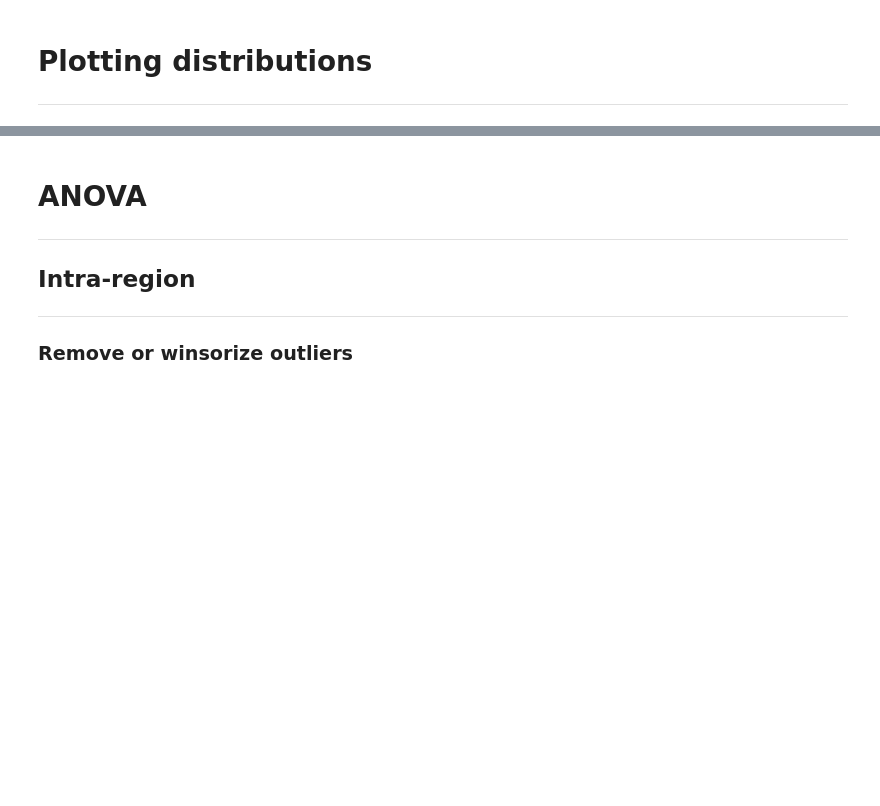
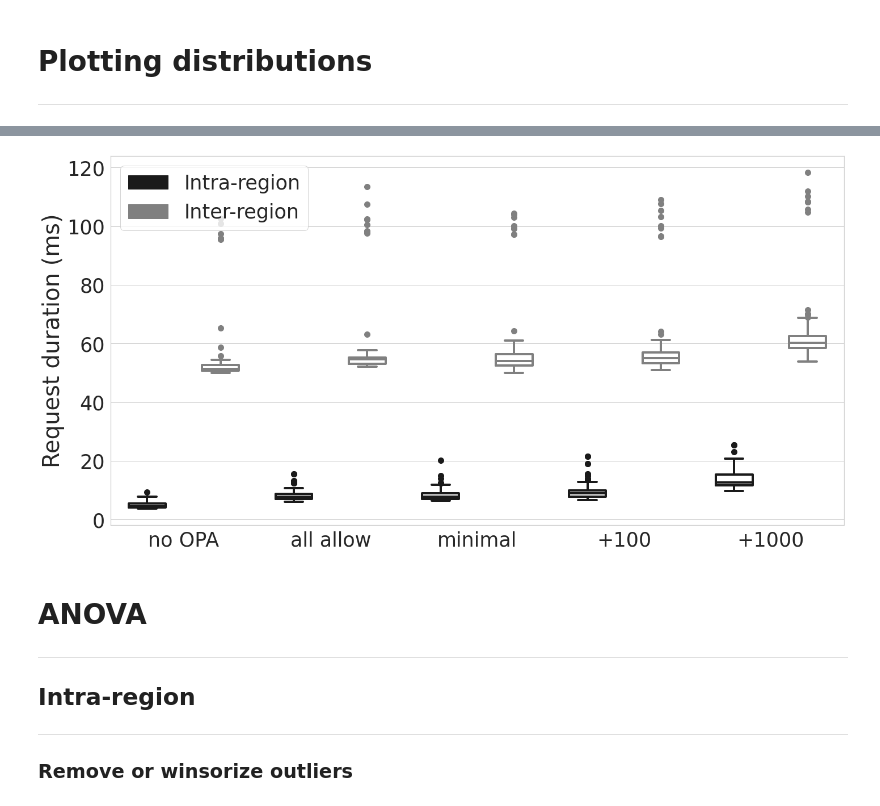
Before and after one commit to loicmiller/secure-workflow, a Jupyter notebook: movie-workflow/measurements/request-time/request-time-stats.ipynb, the cells around one changed output, grey strips where cells are left out. Drawn from its saved outputs; the diff is of its cells as text; code cells hidden in the pictures; blank space fills up the shorter version.

```diff
--- a/movie-workflow/measurements/request-time/request-time-stats.ipynb
+++ b/movie-workflow/measurements/request-time/request-time-stats.ipynb
@@ -834,3 +867,45 @@ Text(0, 0.5, 'Request duration (ms)')
+# %%
+import matplotlib.patches as mpatches
+
+# Boxplot of both intra and inter-region request times by policy deployment
+plt.figure()
+sns.set_style("whitegrid")
+
+color_intra = "k"
+boxprops_intra = dict(linestyle='-', linewidth=4, color=color_intra)
+medianprops_intra = dict(linestyle='-', linewidth=4, color=color_intra)
+whiskerprops_intra = dict(linestyle='-', linewidth=4, color=color_intra)
+capprops_intra = dict(linestyle='-', linewidth=4, color=color_intra)
+flierprops_intra = dict(markerfacecolor=color_intra, markersize=10,
+                  linestyle='none', markeredgecolor=color_intra)
+
+linestyle_inter = 'solid'
+color_inter = "gray"
+boxprops_inter = dict(linestyle=linestyle_inter, linewidth=4, color=color_inter)
+medianprops_inter = dict(linestyle=linestyle_inter, linewidth=4, color=color_inter)
+whiskerprops_inter = dict(linestyle=linestyle_inter, linewidth=4, color=color_inter)
+capprops_inter = dict(linestyle=linestyle_inter, linewidth=4, color=color_inter)
+flierprops_inter = dict(markerfacecolor=color_inter, markersize=10,
+                  linestyle='none', markeredgecolor=color_inter)
+
+ax = df_intra.boxplot(boxprops=boxprops_intra, flierprops=flierprops_intra, capprops=capprops_intra, medianprops=medianprops_intra, whiskerprops=whiskerprops_intra, positions = [1, 3, 5, 7, 9])
+ax2 = df_inter.boxplot(boxprops=boxprops_inter, flierprops=flierprops_inter, capprops=capprops_inter, medianprops=medianprops_inter, whiskerprops=whiskerprops_inter, positions = [2, 4, 6, 8, 10])
+ax.grid(axis='y')
+plt.grid(b=None)
+ax.set_xticks([1.5, 3.5, 5.5, 7.5, 9.5])
+ax.set_xticklabels(['no OPA', 'all allow', 'minimal', '+100', '+1000'])
+plt.xticks(fontsize=35)
+plt.yticks(fontsize=35)
+red_patch = mpatches.Patch(color=color_intra, label='Intra-region')
+blue_patch = mpatches.Patch(color=color_inter, label='Inter-region')
+plt.legend(handles=[red_patch, blue_patch], prop={'size': 35})
+plt.ylabel("Request duration (ms)", fontsize=40)
+
+
+plt.tight_layout()
+plt.savefig("figures/request-time-full.pdf")
+# %% [output]
+[figure, added]
 # %% [markdown]
 # ANOVA
 ***
```
Also changed, not shown: parts of 22 cells of this notebook, 2 other files.
